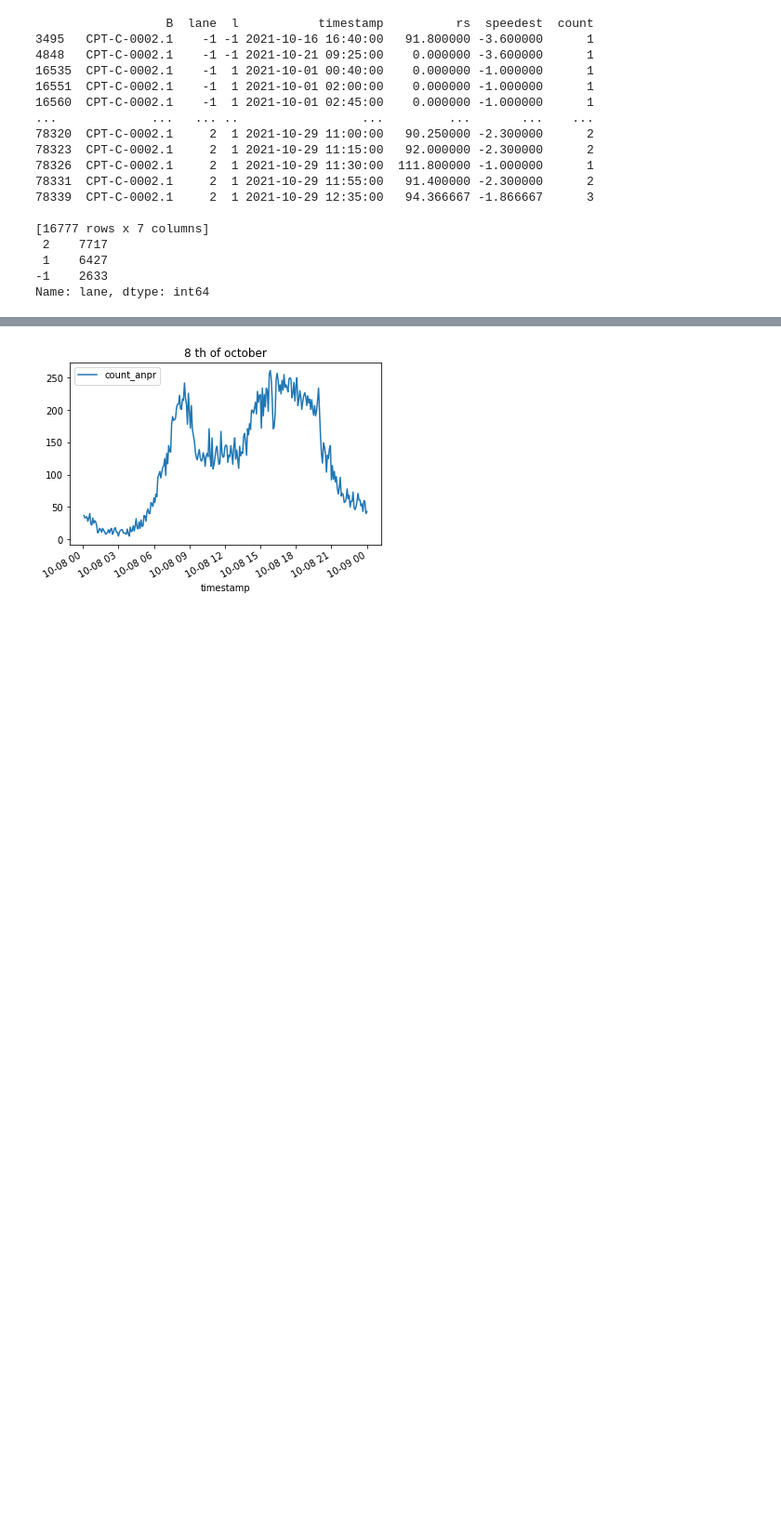
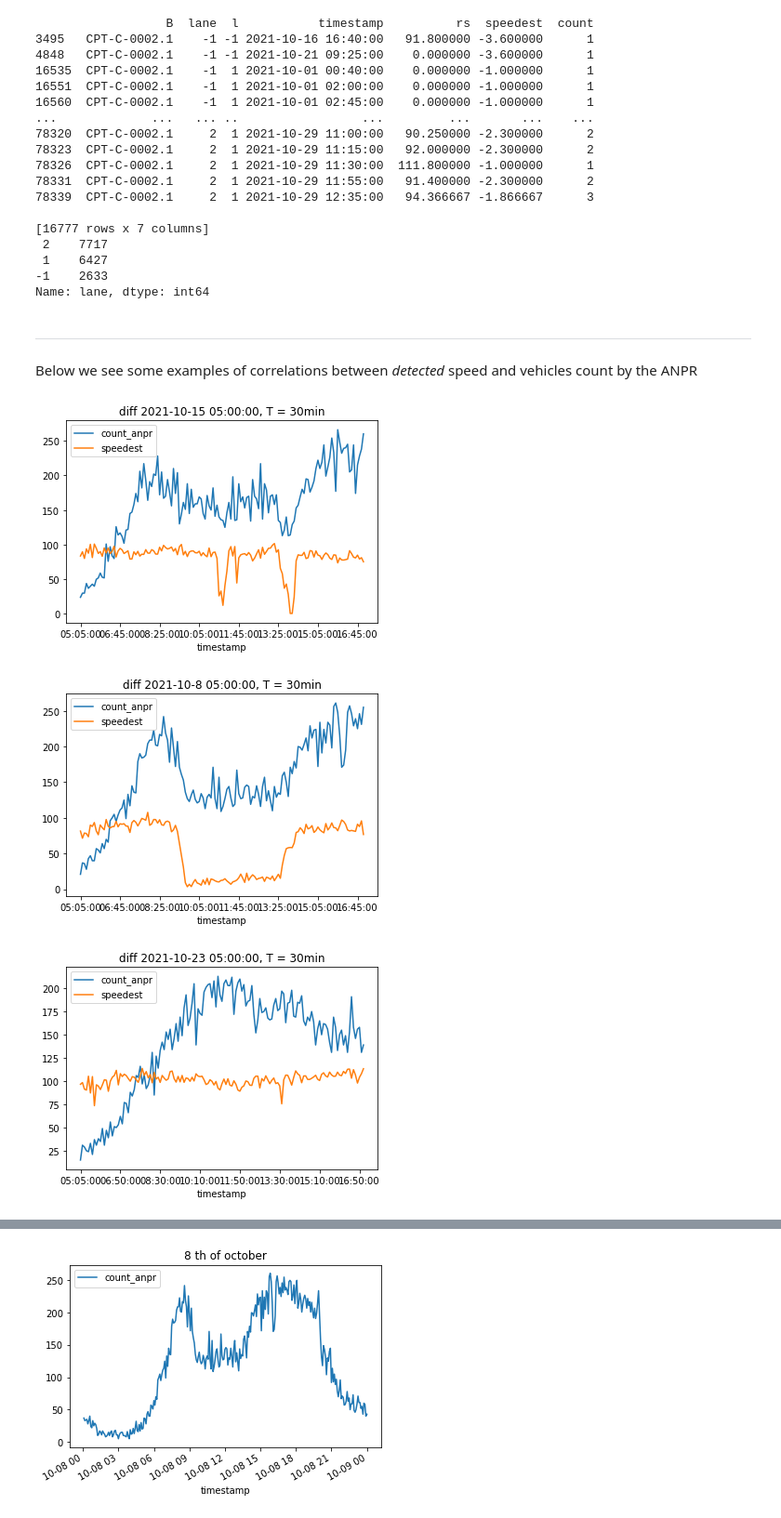
Before and after one commit to khookh/MacqProject, a Jupyter notebook: data_science_exercise.ipynb, the cells around one changed output, grey strips where cells are left out. Shown at 93% size. Saved outputs shown, nothing was run; the diff lists cells and outputs as text; code cells hidden in the pictures; blank space fills up the shorter version.

```diff
--- a/data_science_exercise.ipynb
+++ b/data_science_exercise.ipynb
@@ -319,19 +319,3 @@ Admitting that the ANPR only adds a count when it correctly detect a vehicle pla
 # all comparisons : (commented for readability purpose)
 # for i in range(26):
 #     get_count_df(anpr_df, counting_loop_df, starting_time = f"2021-10-{5+i} 00:00:00", end_time = f"2021-10-{6+i} 00:00:00").plot(x ='timestamp', y=['count_anpr','count_loop'], kind = 'line')
-# %%
-# tried to find a link between ANPR & loop count match AND the average vehicles speed, for different dates but gave nothing
-# (change dates for different days/time)
-starting_time = "2021-10-15 05:00:00"
-end_time = "2021-10-15 17:00:00"
-
-p = get_count_df(anpr_df, counting_loop_df, starting_time = starting_time, end_time = end_time)
-p['timestamp'] = p['timestamp'].dt.strftime('%H:%M:%S')
-feature = 'speedest'
-temp_df = anpr_df[(anpr_df.timestamp >= starting_time) & (anpr_df.timestamp <= end_time)].copy()
-temp_df[feature] = temp_df[feature] * temp_df['count']
-temp_df['timestamp'] = temp_df['timestamp'].dt.strftime('%H:%M:%S')
-temp_df = temp_df.groupby('timestamp')['count',feature].sum().reset_index()
-temp_df[feature] = temp_df[feature] / temp_df['count']
-temp_df = temp_df.merge(p, on='timestamp', suffixes=['_a','_l']).reset_index()
-temp_df.plot(x ='timestamp', y=['count_anpr','count_loop',feature], kind = 'line', title = 'diff 21th of October, T = 30min')
@@ -426,3 +407,29 @@ print(anpr_df[(anpr_df.speedest <= 0)].lane.value_counts())
  1    6427
 -1    2633
 Name: lane, dtype: int64
+# %% [markdown]
+---
+Below we see some examples of correlations between *detected* speed and vehicles count by the ANPR
+# %%
+# correlation between average ANPR camera speed drop and count drop
+
+####temp####
+def anpr_speed_drop(starting_time, end_time):
+    p = get_count_df(anpr_df, counting_loop_df, starting_time = starting_time, end_time = end_time)
+    p['timestamp'] = p['timestamp'].dt.strftime('%H:%M:%S')
+    feature = 'speedest'
+    temp_df = anpr_df[(anpr_df.timestamp >= starting_time) & (anpr_df.timestamp <= end_time)].copy()
+    temp_df[feature] = temp_df[feature] * temp_df['count']
+    temp_df['timestamp'] = temp_df['timestamp'].dt.strftime('%H:%M:%S')
+    temp_df = temp_df.groupby('timestamp')['count',feature].sum().reset_index()
+    temp_df[feature] = temp_df[feature] / temp_df['count']
+    temp_df = temp_df.merge(p, on='timestamp', suffixes=['_a','_l']).reset_index()
+    temp_df.plot(x ='timestamp', y=['count_anpr',feature], kind = 'line', title = f'diff {starting_time}, T = 30min')
+
+anpr_speed_drop("2021-10-15 05:00:00", "2021-10-15 17:00:00")
+anpr_speed_drop("2021-10-8 05:00:00", "2021-10-8 17:00:00")
+anpr_speed_drop("2021-10-23 05:00:00", "2021-10-23 17:00:00")
+# %% [output]
+[figure, added]
+[figure, added]
+[figure, added]
```
Also changed, not shown: parts of 29 cells of this notebook.
